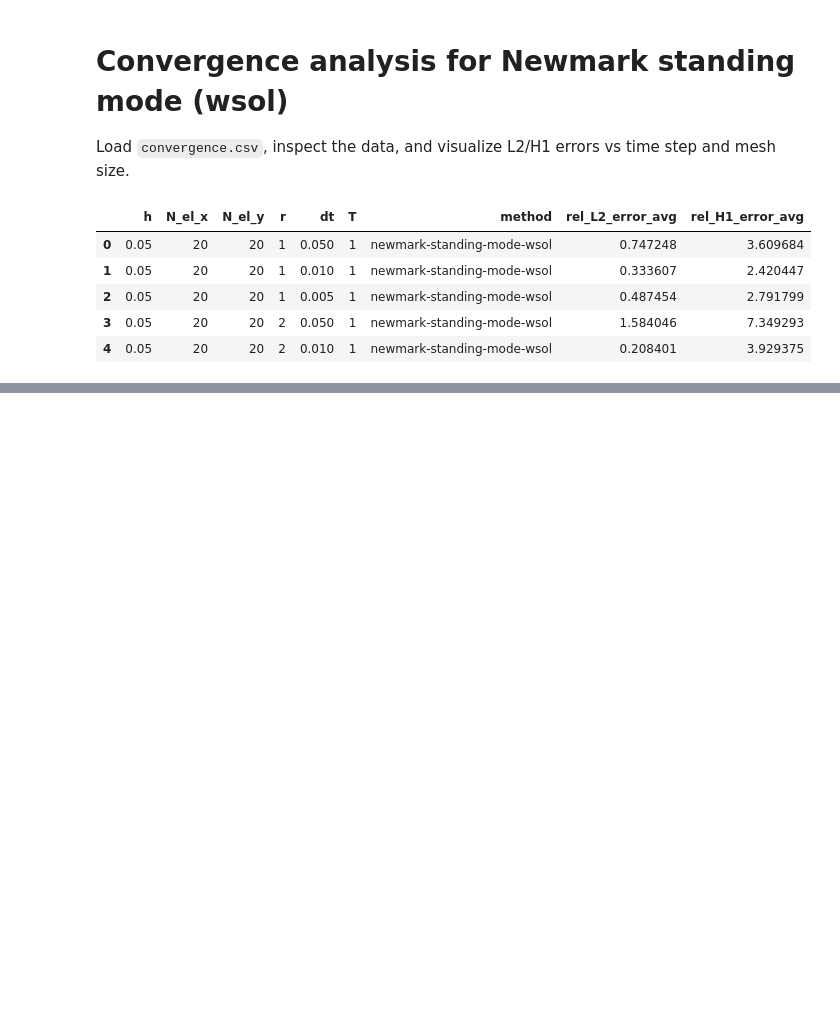
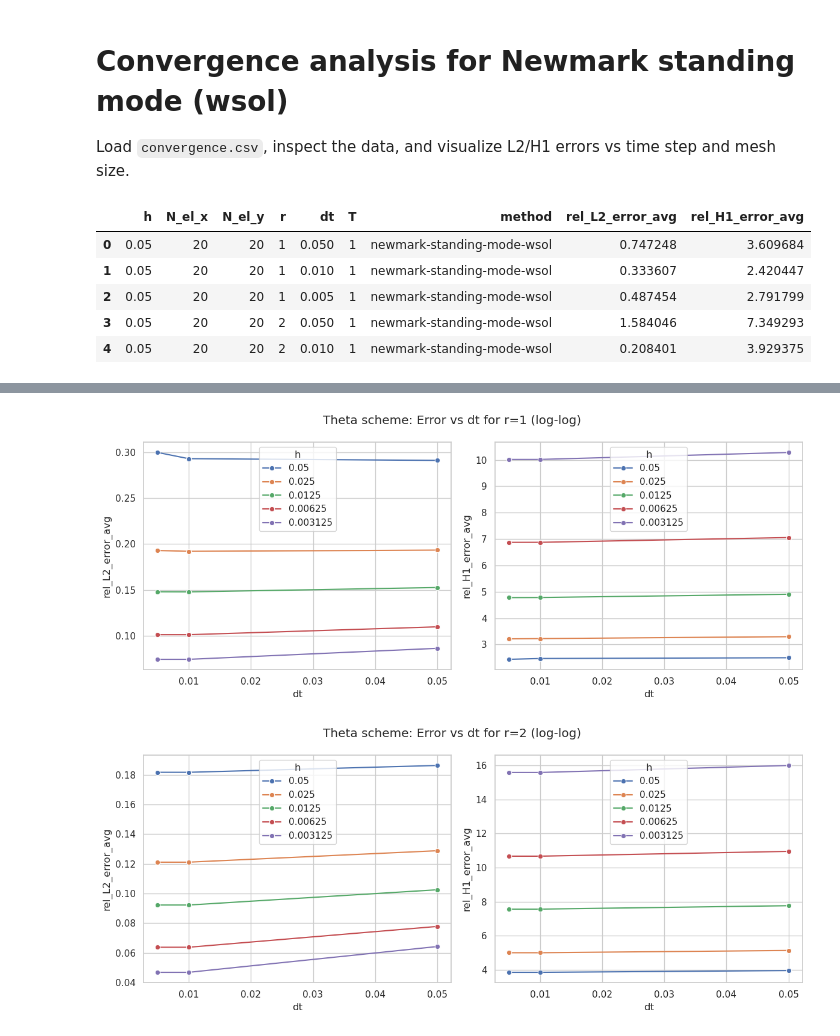
Before and after one commit to AlessandroGhiotto/nmpde-wave-equation, a Jupyter notebook: Analysis/convergence_analysis.ipynb, the cells around one changed output, grey strips where cells are left out. Drawn from its saved outputs; the diff is of its cells as text; code cells hidden in the pictures; blank space fills up the shorter version.

```diff
--- a/Analysis/convergence_analysis.ipynb
+++ b/Analysis/convergence_analysis.ipynb
@@ -54,0 +58,4 @@ plt.tight_layout()
+# %%
+csv_path_theta = Path('/home/ghi/Documents/HPC-PoliMi/NMPDE/labs/wave-equation/results/theta-standing-mode-wsol/convergence.csv')
+df_theta = pd.read_csv(csv_path_theta)
+df_theta.head()
@@ -54,0 +69,19 @@ plt.tight_layout()
+# %%
+# Errors vs dt separated by r for theta scheme using seaborn
+figs_theta = []
+for r_val in sorted(df_theta['r'].unique()):
+    sub = df_theta[df_theta['r'] == r_val].copy()
+    sub['h_label'] = sub['h'].astype(str)
+    fig, axes = plt.subplots(1, 2, figsize=(12, 5), sharex=True)
+    sns.lineplot(data=sub, x='dt', y='rel_L2_error_avg', hue='h_label', marker='o', ax=axes[0])
+    sns.lineplot(data=sub, x='dt', y='rel_H1_error_avg', hue='h_label', marker='o', ax=axes[1])
+    # for ax, ylabel in zip(axes, ['rel_L2_error_avg', 'rel_H1_error_avg']):
+    #     ax.set_xscale('log'); ax.set_yscale('log')
+    #     ax.set_xlabel('dt'); ax.set_ylabel(ylabel)
+    axes[0].legend(title='h'); axes[1].legend(title='h')
+    fig.suptitle(f'Theta scheme: Error vs dt for r={r_val} (log-log)')
+    plt.tight_layout()
+    figs_theta.append(fig)
+# %% [output]
+[figure, added]
+[figure, added]
```
Also changed, not shown: parts of 5 cells of this notebook, 1 other file.
